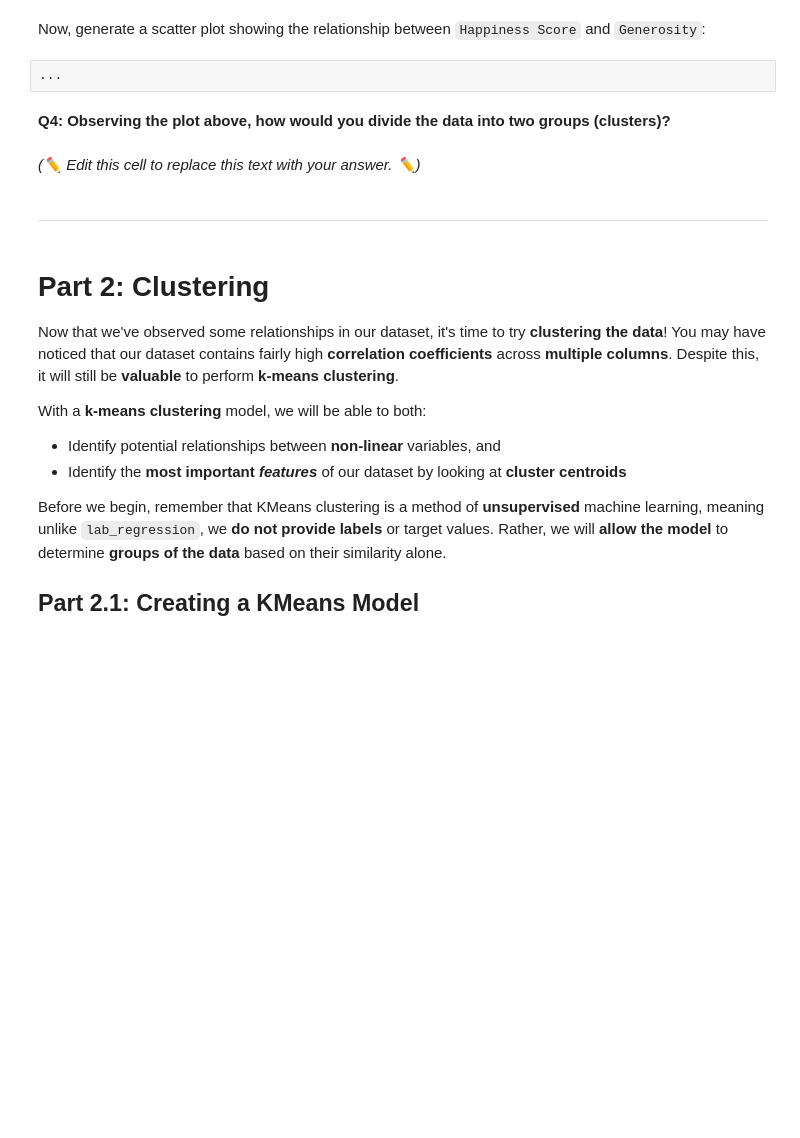
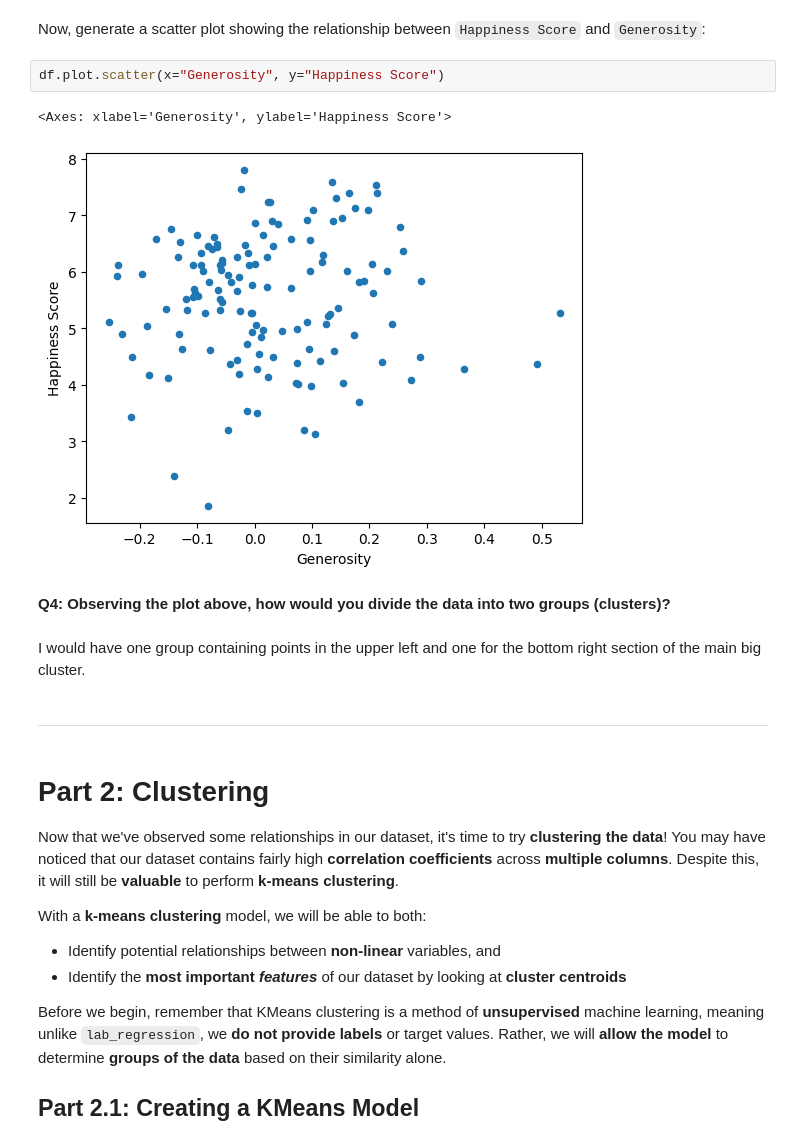
Before and after one commit to ryguy2k4/stat107, a Jupyter notebook: lab_kmeans/lab_kmeans.ipynb, the cells around one changed output. Saved outputs shown, nothing was run; the diff lists cells and outputs as text; blank space fills up the shorter version.

```diff
--- a/lab_kmeans/lab_kmeans.ipynb
+++ b/lab_kmeans/lab_kmeans.ipynb
@@ -93,11 +125,14 @@ Generate a scatter plot showing the relationship between `GDP Per Capita` and `H
 # %% [markdown]
 Now, generate a scatter plot showing the relationship between `Happiness Score` and `Generosity`:
-# %%
-...
+# %%
+df.plot.scatter(x="Generosity", y="Happiness Score")
+# %% [output]
+<Axes: xlabel='Generosity', ylabel='Happiness Score'>
+[figure, added]
 # %% [markdown]
 **Q4: Observing the plot above, how would you divide the data into two groups (clusters)?**
-# %% [markdown]
-*(✏️ Edit this cell to replace this text with your answer. ✏️)*
+# %% [markdown]
+I would have one group containing points in the upper left and one for the bottom right section of the main big cluster.
 # %% [markdown]
 <hr style="color: #DD3403;">
 # %% [markdown]
```
Also changed, not shown: parts of 68 cells of this notebook.
